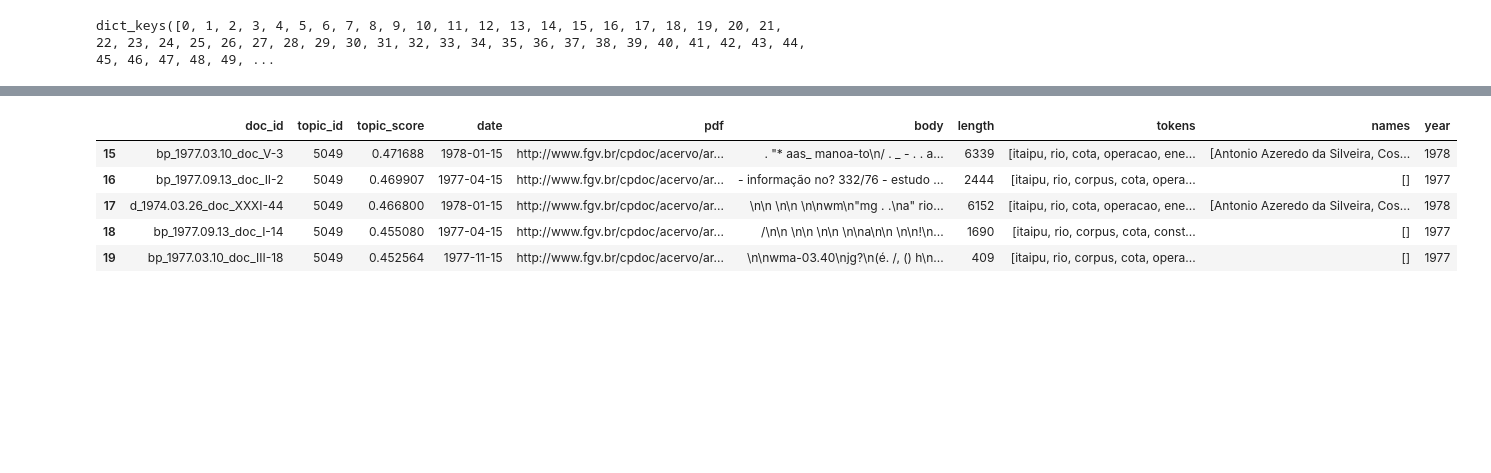
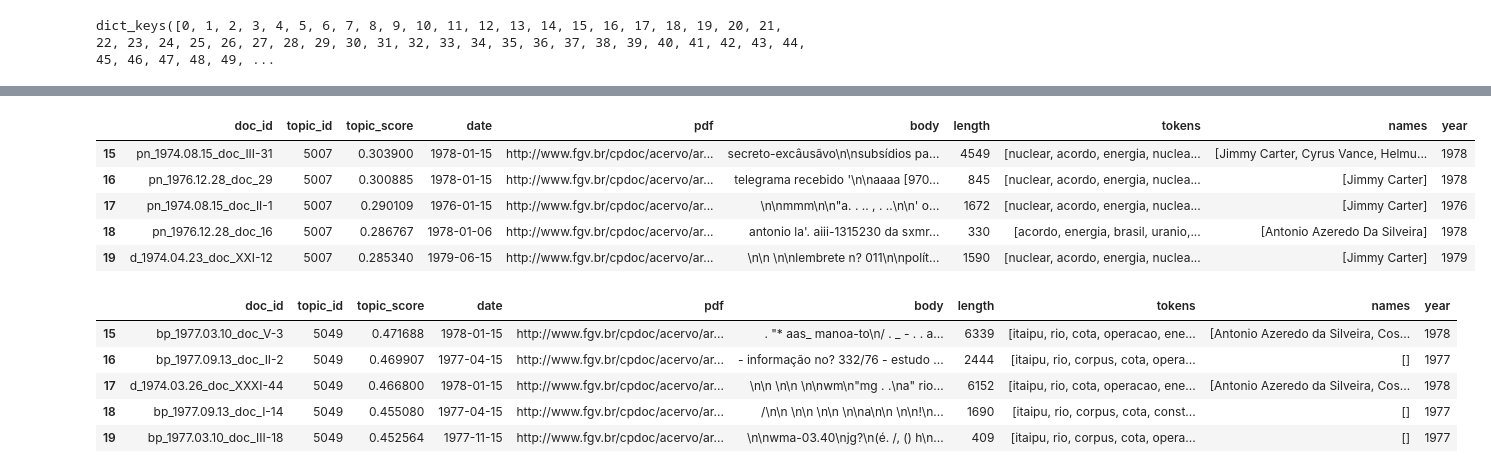
Before and after one commit to Marcelobbr/thesis, a Jupyter notebook: notebooks/thesis-vis.ipynb, the cells around one changed output, grey strips where cells are left out. Saved outputs shown, nothing was run; the diff lists cells and outputs as text; code cells hidden in the pictures; blank space fills up the shorter version.

```diff
--- a/notebooks/thesis-vis.ipynb
+++ b/notebooks/thesis-vis.ipynb
@@ -227,3 +288,12 @@ topic_vis_dict[7].tail(})
+# %%
+topic_vis_dict[7].tail()
+# %% [output]
+|  | doc_id | topic_id | topic_score | date | pdf | body | length | tokens | names | year |
+| 15 | pn_1974.08.15_doc_III-31 | 5007 | 0.303900 | 1978-01-15 | http://www.fgv.br/cpdoc/acervo/ar... | secreto-excâusãvo\n\nsubsídios pa... | 4549 | [nuclear, acordo, energia, nuclea... | [Jimmy Carter, Cyrus Vance, Helmu... | 1978 |
+| 16 | pn_1976.12.28_doc_29 | 5007 | 0.300885 | 1978-01-15 | http://www.fgv.br/cpdoc/acervo/ar... | telegrama recebido '\n\naaaa [970... | 845 | [nuclear, acordo, energia, nuclea... | [Jimmy Carter] | 1978 |
+| 17 | pn_1974.08.15_doc_II-1 | 5007 | 0.290109 | 1976-01-15 | http://www.fgv.br/cpdoc/acervo/ar... | \n\nmmm\n\n"a. . .. , . ..\n\n' o... | 1672 | [nuclear, acordo, energia, nuclea... | [Jimmy Carter] | 1976 |
+| 18 | pn_1976.12.28_doc_16 | 5007 | 0.286767 | 1978-01-06 | http://www.fgv.br/cpdoc/acervo/ar... | antonio la'. aiii-1315230 da sxmr... | 330 | [acordo, energia, brasil, uranio,... | [Antonio Azeredo Da Silveira] | 1978 |
+| 19 | d_1974.04.23_doc_XXI-12 | 5007 | 0.285340 | 1979-06-15 | http://www.fgv.br/cpdoc/acervo/ar... | \n\n \n\nlembrete n? 011\n\npolít... | 1590 | [nuclear, acordo, energia, nuclea... | [Jimmy Carter] | 1979 |
 # %%
 topic_vis_dict[49].tail()
 # %% [output]
```
Also changed, not shown: parts of 38 cells of this notebook.
